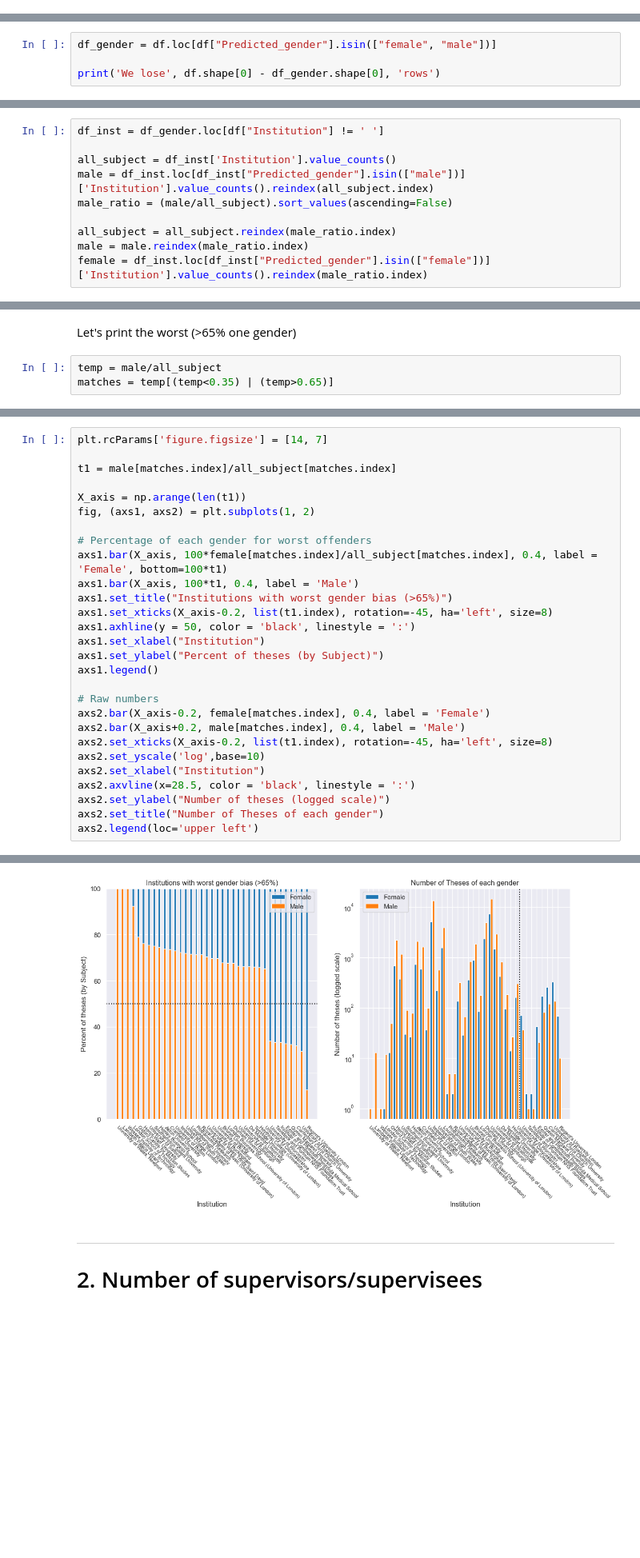
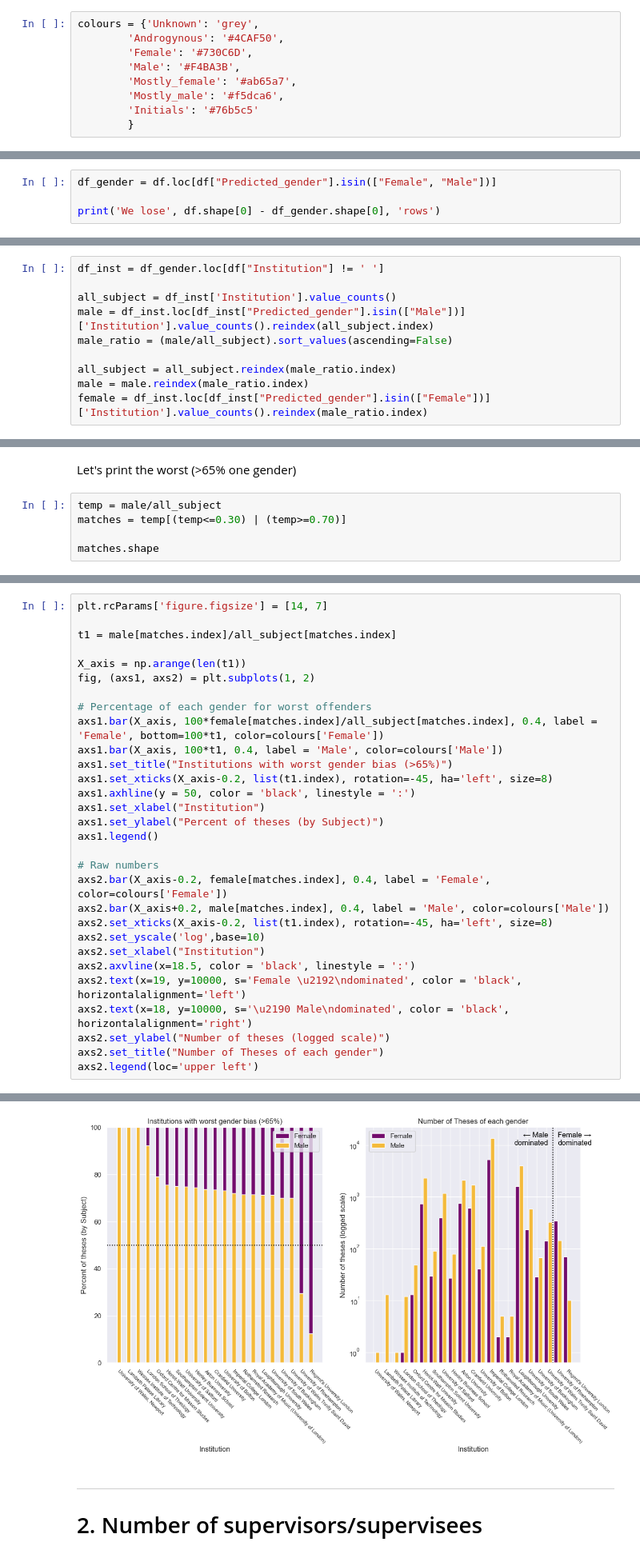
Before and after one commit to KatrionaGoldmann/TuringDataStories, a Jupyter notebook: stories/2023-09-29-EThOS/notebooks/data_exploration_kg.ipynb, the cells around one changed output, grey strips where cells are left out. Shown at 80% size. Saved outputs shown, nothing was run; the diff lists cells and outputs as text; blank space fills up the shorter version.

```diff
--- a/stories/2023-09-29-EThOS/notebooks/data_exploration_kg.ipynb
+++ b/stories/2023-09-29-EThOS/notebooks/data_exploration_kg.ipynb
@@ -271,0 +253,9 @@ plt.show()
+# %%
+colours = {'Unknown': 'grey',
+        'Androgynous': '#4CAF50',
+        'Female': '#730C6D',
+        'Male': '#F4BA3B',
+        'Mostly_female': '#ab65a7',
+        'Mostly_male': '#f5dca6',
+        'Initials': '#76b5c5'
+        }
@@ -301,7 +316,7 @@ See the caveats in the documentation: https://pandas.pydata.org/pandas-docs/stab
 # %% [markdown]
 If we break this down into those confirmed as male and female only.
 # %%
-df_gender = df.loc[df["Predicted_gender"].isin(["female", "male"])]
+df_gender = df.loc[df["Predicted_gender"].isin(["Female", "Male"])]
 
 print('We lose', df.shape[0] - df_gender.shape[0], 'rows')
 # %% [output]
@@ -428,12 +421,12 @@ axs2.legend()
 df_inst = df_gender.loc[df["Institution"] != ' ']
 
 all_subject = df_inst['Institution'].value_counts()
-male = df_inst.loc[df_inst["Predicted_gender"].isin(["male"])]['Institution'].value_counts().reindex(all_subject.index)
+male = df_inst.loc[df_inst["Predicted_gender"].isin(["Male"])]['Institution'].value_counts().reindex(all_subject.index)
 male_ratio = (male/all_subject).sort_values(ascending=False)
 
 all_subject = all_subject.reindex(male_ratio.index)
 male = male.reindex(male_ratio.index)
-female = df_inst.loc[df_inst["Predicted_gender"].isin(["female"])]['Institution'].value_counts().reindex(male_ratio.index)
+female = df_inst.loc[df_inst["Predicted_gender"].isin(["Female"])]['Institution'].value_counts().reindex(male_ratio.index)
 # %%
 s = [x for x in list(male.index) if re.search('University of Edinburgh|Queen Mary', x)]
 100*male[s]/all_subject[s]
@@ -445,4 +439,6 @@ Name: Institution, dtype: float64
 Let's print the worst (>65% one gender)
 # %%
 temp = male/all_subject
-matches = temp[(temp<0.35) | (temp>0.65)]
+matches = temp[(temp<=0.30) | (temp>=0.70)]
+
+matches.shape
@@ -449,34 +447,36 @@ matches = temp[(temp<0.35) | (temp>0.65)]
 # %%
 plt.rcParams['figure.figsize'] = [14, 7]
 
 t1 = male[matches.index]/all_subject[matches.index]
 
 X_axis = np.arange(len(t1))
 fig, (axs1, axs2) = plt.subplots(1, 2)
 
 # Percentage of each gender for worst offenders
-axs1.bar(X_axis, 100*female[matches.index]/all_subject[matches.index], 0.4, label = 'Female', bottom=100*t1)
-axs1.bar(X_axis, 100*t1, 0.4, label = 'Male')
+axs1.bar(X_axis, 100*female[matches.index]/all_subject[matches.index], 0.4, label = 'Female', bottom=100*t1, color=colours['Female'])
+axs1.bar(X_axis, 100*t1, 0.4, label = 'Male', color=colours['Male'])
 axs1.set_title("Institutions with worst gender bias (>65%)")
 axs1.set_xticks(X_axis-0.2, list(t1.index), rotation=-45, ha='left', size=8)
 axs1.axhline(y = 50, color = 'black', linestyle = ':')
 axs1.set_xlabel("Institution")
 axs1.set_ylabel("Percent of theses (by Subject)")
 axs1.legend()
 
 # Raw numbers
-axs2.bar(X_axis-0.2, female[matches.index], 0.4, label = 'Female')
-axs2.bar(X_axis+0.2, male[matches.index], 0.4, label = 'Male')
+axs2.bar(X_axis-0.2, female[matches.index], 0.4, label = 'Female', color=colours['Female'])
+axs2.bar(X_axis+0.2, male[matches.index], 0.4, label = 'Male', color=colours['Male'])
 axs2.set_xticks(X_axis-0.2, list(t1.index), rotation=-45, ha='left', size=8)
 axs2.set_yscale('log',base=10)
 axs2.set_xlabel("Institution")
-axs2.axvline(x=28.5, color = 'black', linestyle = ':')
+axs2.axvline(x=18.5, color = 'black', linestyle = ':')
+axs2.text(x=19, y=10000, s='Female \u2192\ndominated', color = 'black', horizontalalignment='left')
+axs2.text(x=18, y=10000, s='\u2190 Male\ndominated', color = 'black', horizontalalignment='right')
 axs2.set_ylabel("Number of theses (logged scale)")
 axs2.set_title("Number of Theses of each gender")
 axs2.legend(loc='upper left')
 # %% [output]
 <matplotlib.legend.Legend at 0x...>
-[figure, old version]
+[figure, new version]
 # %% [markdown]
 ---
 
```
Also changed, not shown: parts of 53 cells of this notebook.
